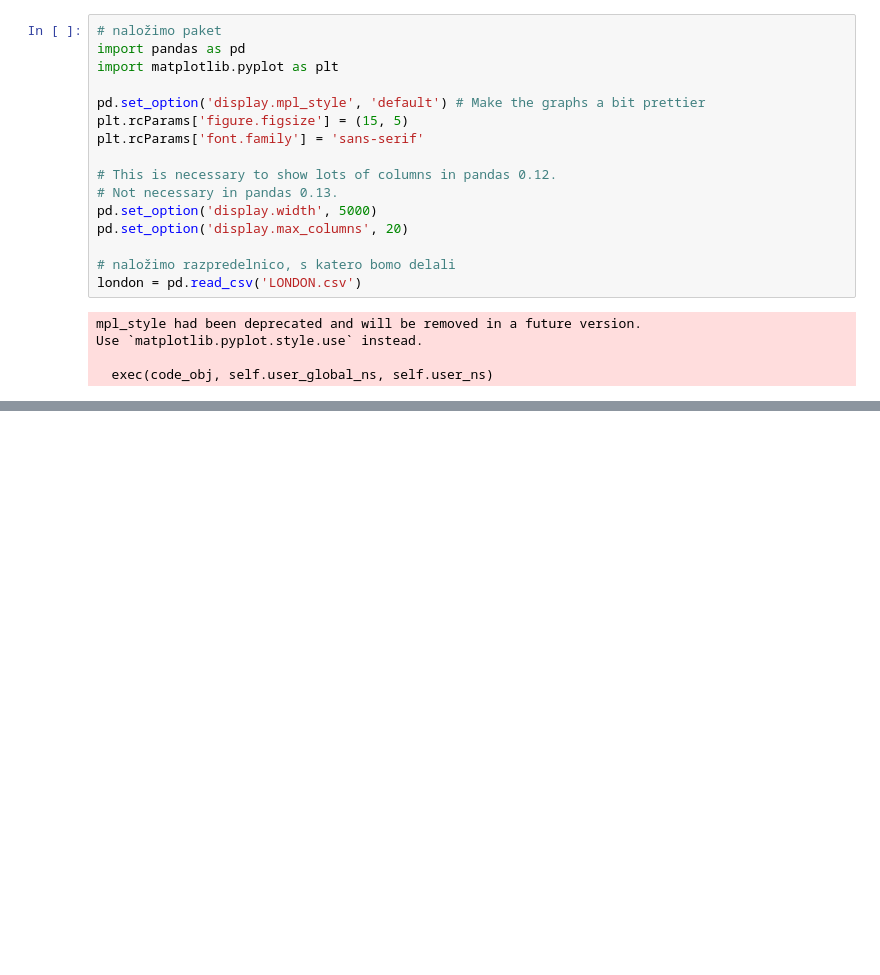
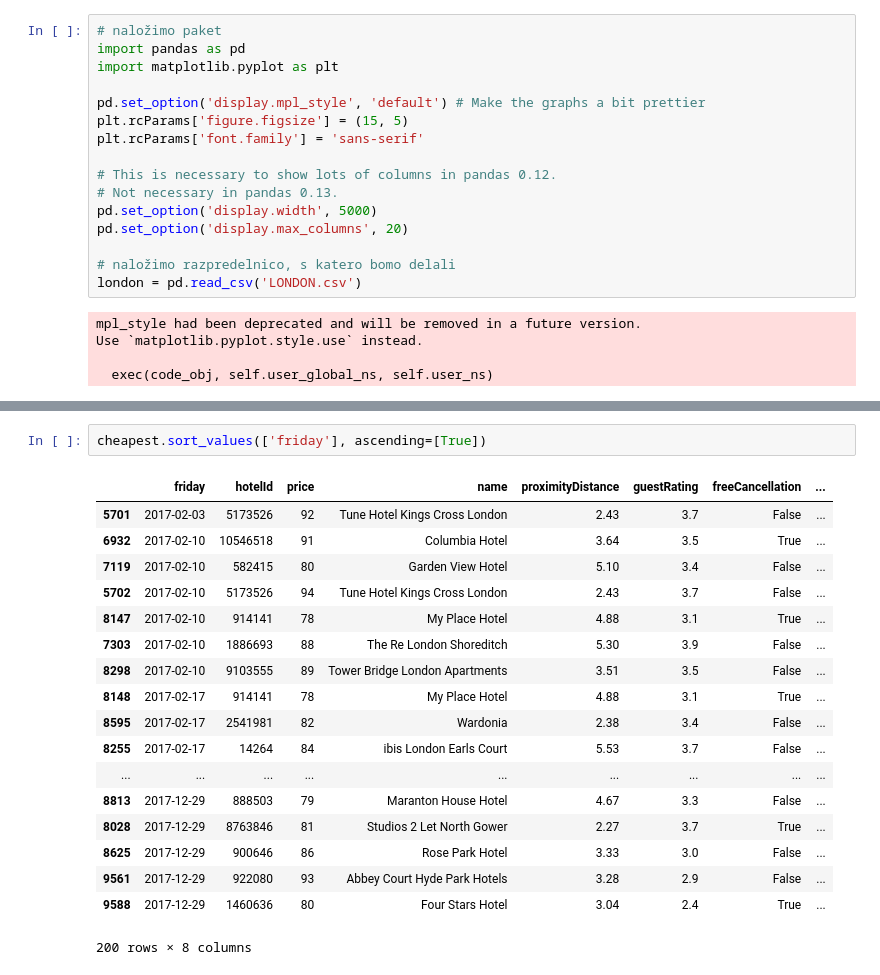
Before and after one commit to KorosecN13/Potovanje, a Jupyter notebook: analysis_London.ipynb, the cells around one changed output, grey strips where cells are left out. Drawn from its saved outputs; the diff is of its cells as text; blank space fills up the shorter version.

```diff
--- a/analysis_London.ipynb
+++ b/analysis_London.ipynb
@@ -126,0 +223,21 @@ london.sort("price")
+# %%
+cheapest.sort_values(['friday'], ascending=[True])
+# %% [output]
+|  | friday | hotelId | price | name | proximityDistance | guestRating | freeCancellation | ... |
+| 5701 | 2017-02-03 | 5173526 | 92 | Tune Hotel Kings Cross London | 2.43 | 3.7 | False | ... |
+| 6932 | 2017-02-10 | 10546518 | 91 | Columbia Hotel | 3.64 | 3.5 | True | ... |
+| 7119 | 2017-02-10 | 582415 | 80 | Garden View Hotel | 5.10 | 3.4 | False | ... |
+| 5702 | 2017-02-10 | 5173526 | 94 | Tune Hotel Kings Cross London | 2.43 | 3.7 | False | ... |
+| 8147 | 2017-02-10 | 914141 | 78 | My Place Hotel | 4.88 | 3.1 | True | ... |
+| 7303 | 2017-02-10 | 1886693 | 88 | The Re London Shoreditch | 5.30 | 3.9 | False | ... |
+| 8298 | 2017-02-10 | 9103555 | 89 | Tower Bridge London Apartments | 3.51 | 3.5 | False | ... |
+| 8148 | 2017-02-17 | 914141 | 78 | My Place Hotel | 4.88 | 3.1 | True | ... |
+| 8595 | 2017-02-17 | 2541981 | 82 | Wardonia | 2.38 | 3.4 | False | ... |
+| 8255 | 2017-02-17 | 14264 | 84 | ibis London Earls Court | 5.53 | 3.7 | False | ... |
+| ... | ... | ... | ... | ... | ... | ... | ... | ... |
+| 8813 | 2017-12-29 | 888503 | 79 | Maranton House Hotel | 4.67 | 3.3 | False | ... |
+| 8028 | 2017-12-29 | 8763846 | 81 | Studios 2 Let North Gower | 2.27 | 3.7 | True | ... |
+| 8625 | 2017-12-29 | 900646 | 86 | Rose Park Hotel | 3.33 | 3.0 | False | ... |
+| 9561 | 2017-12-29 | 922080 | 93 | Abbey Court Hyde Park Hotels | 3.28 | 2.9 | False | ... |
+| 9588 | 2017-12-29 | 1460636 | 80 | Four Stars Hotel | 3.04 | 2.4 | True | ... |
+200 rows × 8 columns
```
Also changed, not shown: parts of 17 cells of this notebook.
